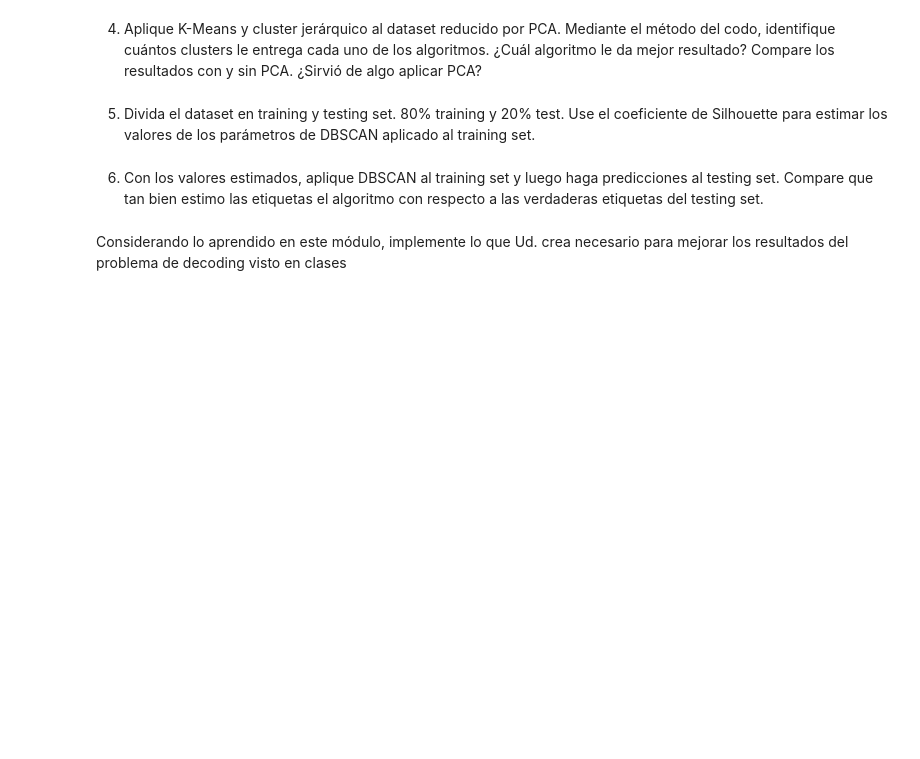
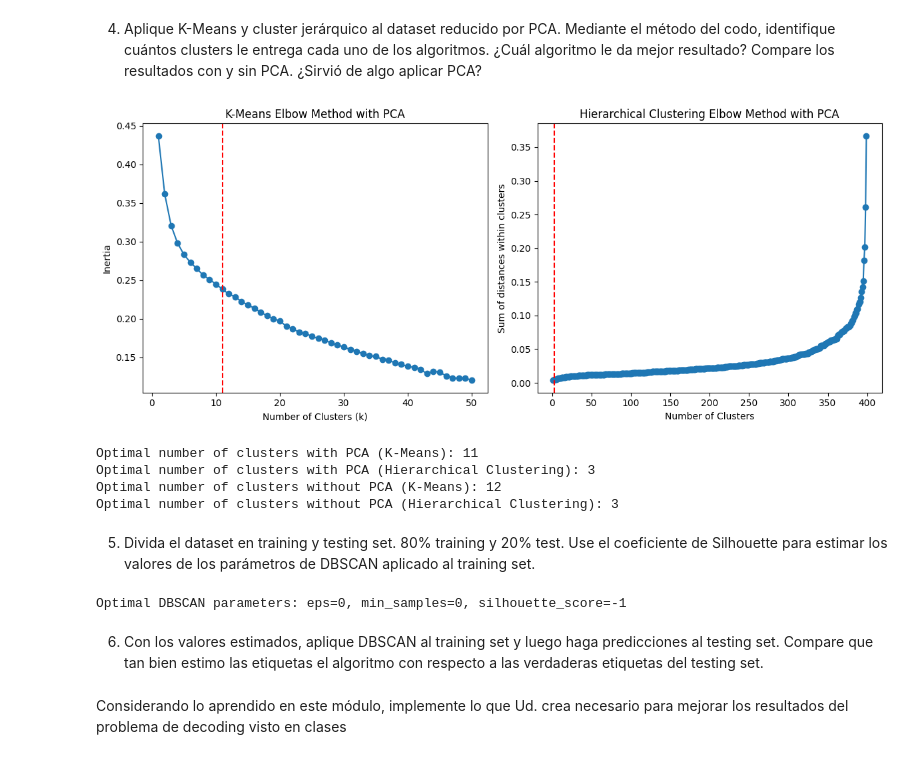
Before and after one commit to ElKroko/tarea-IA, a Jupyter notebook: 3. Olivetti Faces.ipynb, the cells around one changed output. Drawn from its saved outputs; the diff is of its cells as text; code cells hidden in the pictures; blank space fills up the shorter version.

```diff
--- a/3. Olivetti Faces.ipynb
+++ b/3. Olivetti Faces.ipynb
@@ -186,6 +209,72 @@ Una vez encontrado el codo mediante el elbow method, entrenamos nuevamente el mo
+# %%
+# Graficamos los resultados para ambos algoritmos con PCA
+plt.figure(figsize=(12, 5))
+plt.subplot(1, 2, 1)
+plt.plot(range(1, max_clusters + 1), inertia_values_pca, marker='o')
+plt.axvline(x=KL_KMeans_pca.elbow, color='red', linestyle='--', label='Optimal Clusters')
+plt.xlabel('Number of Clusters (k)')
+plt.ylabel('Inertia')
+plt.title('K-Means Elbow Method with PCA')
+
+plt.subplot(1, 2, 2)
+plt.plot(range(1, len(distances_pca) + 1), distances_pca, marker='o')
+plt.axvline(x=optimal_clusters_pca, color='red', linestyle='--', label='Optimal Clusters')
+plt.xlabel('Number of Clusters')
+plt.ylabel('Sum of distances within clusters')
+plt.title('Hierarchical Clustering Elbow Method with PCA')
+
+plt.tight_layout()
+plt.show()
+
+print(f"Optimal number of clusters with PCA (K-Means): {KL_KMeans_pca.elbow}")
+print(f"Optimal number of clusters with PCA (Hierarchical Clustering): {optimal_clusters_pca}")
+print(f"Optimal number of clusters without PCA (K-Means): {KL_KMeans_no_pca.elbow}")
+print(f"Optimal number of clusters without PCA (Hierarchical Clustering): {optimal_clusters_no_pca}")
+# %% [output]
+[figure, added]
+Optimal number of clusters with PCA (K-Means): 11
+Optimal number of clusters with PCA (Hierarchical Clustering): 3
+Optimal number of clusters without PCA (K-Means): 12
+Optimal number of clusters without PCA (Hierarchical Clustering): 3
 # %% [markdown]
 
 5. Divida el dataset en training y testing set. 80% training y 20% test. Use el coeficiente de Silhouette para estimar los valores de los parámetros de DBSCAN aplicado al training set.
+# %%
+import numpy as np
+from sklearn.model_selection import train_test_split
+from sklearn.cluster import DBSCAN
+from sklearn.metrics import silhouette_score
+
+# Convert the data to float and scale it to [0, 1] range (important for image data)
+data_scaled = data.astype('float32') / 255.0
+
+# Split the data into training and testing sets
+X_train, X_test = train_test_split(data, test_size=0.2, random_state=42)
+
+# Find optimal DBSCAN parameters using Silhouette Score
+best_eps, best_min_samples, best_score = 0, 0, -1
+
+# Define a range of eps values to search
+eps_range = np.arange(0.1, 1.0, 0.1)
+
+# Define a range of min_samples values to search (up to half of the number of points)
+min_samples_range = range(2, len(X_train) // 2)
+
+
+for eps in np.arange(0.1, 1.0, 0.1):
+    for min_samples in range(2, 11):
+        dbscan = DBSCAN(eps=eps, min_samples=min_samples)
+        labels = dbscan.fit_predict(X_train)
+        num_clusters = len(np.unique(labels))
+
+        if num_clusters > 1:
+            score = silhouette_score(X_train, labels)
+            if score > best_score:
+                best_eps, best_min_samples, best_score = eps, min_samples, score
+
+print(f"Optimal DBSCAN parameters: eps={best_eps}, min_samples={best_min_samples}, silhouette_score={best_score}")
+# %% [output]
+Optimal DBSCAN parameters: eps=0, min_samples=0, silhouette_score=-1
 # %% [markdown]
 6. Con los valores estimados, aplique DBSCAN al training set y luego haga predicciones al testing set. Compare que tan bien estimo las etiquetas el algoritmo con respecto a las verdaderas etiquetas del testing set.
 # %% [markdown]
```
Also changed, not shown: parts of 21 cells of this notebook.
